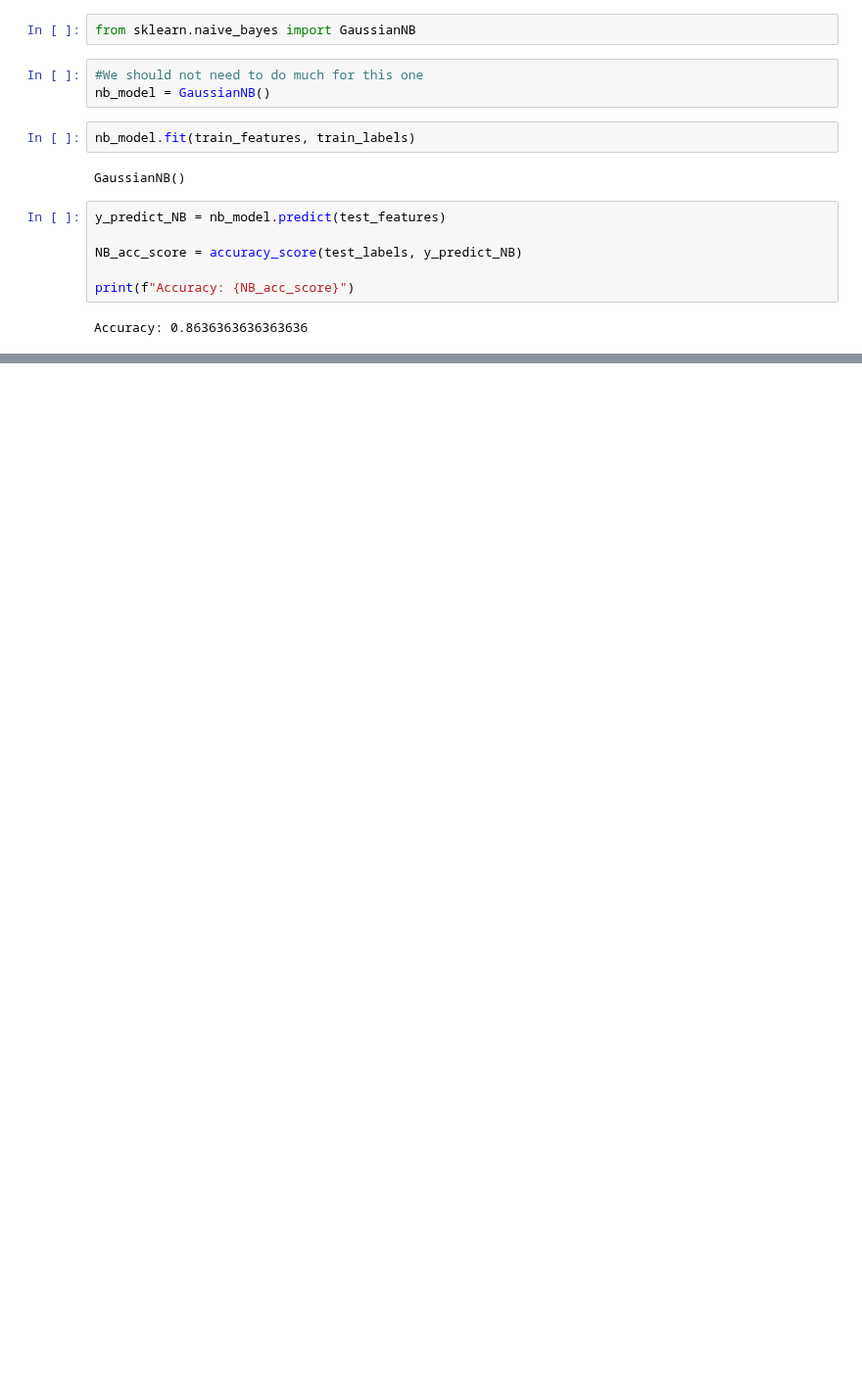
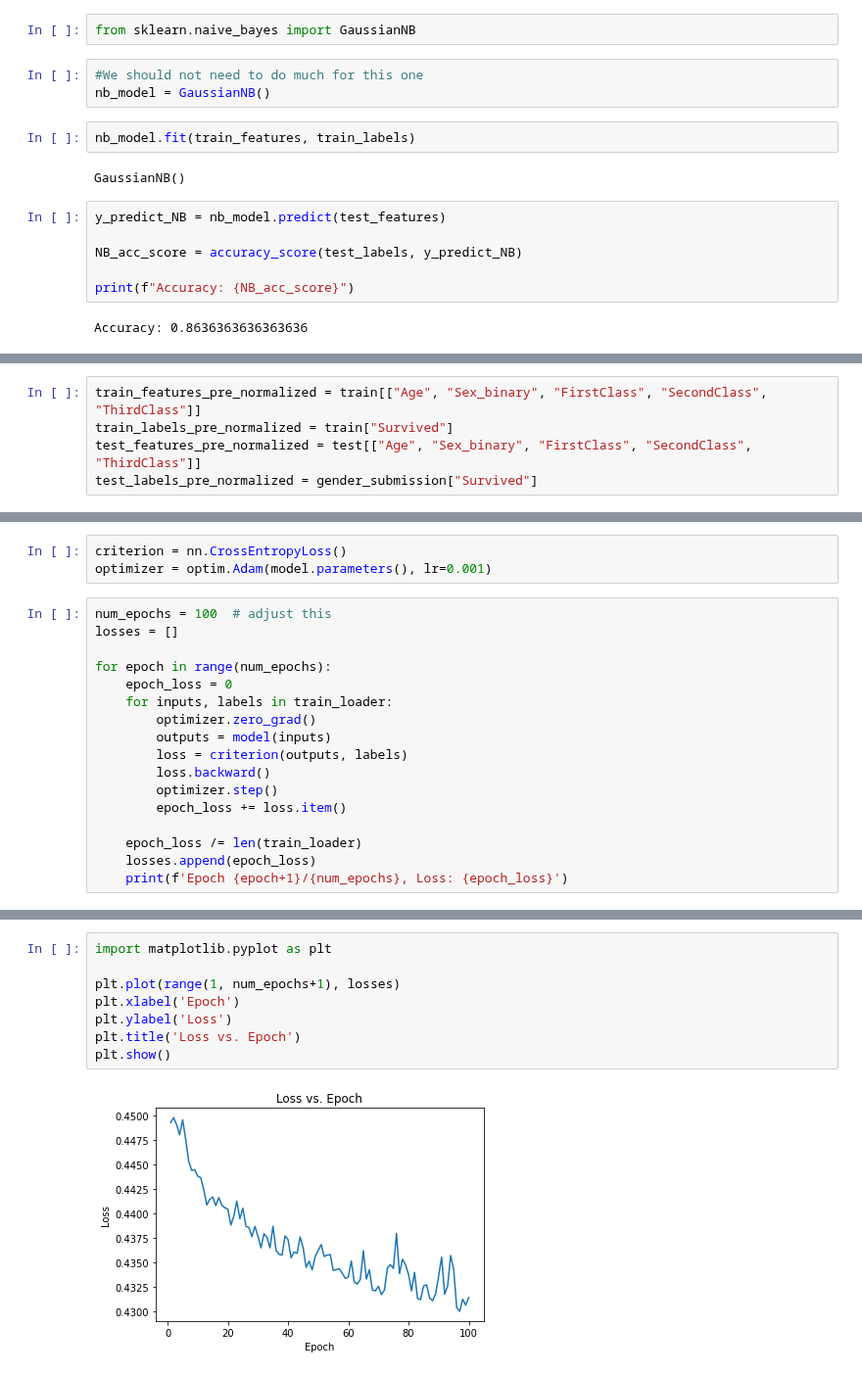
Before and after one commit to DomenickD/DataScience-IEX-USF, a Jupyter notebook: Titanic/titanic.ipynb, the cells around one changed output, grey strips where cells are left out. Shown at 98% size. Cells and saved outputs as stored; diff of their text form; blank space fills up the shorter version.

```diff
--- a/Titanic/titanic.ipynb
+++ b/Titanic/titanic.ipynb
@@ -367,0 +402,5 @@ Accuracy: 0.8636363636363636
+# %%
+train_features_pre_normalized = train[["Age", "Sex_binary", "FirstClass", "SecondClass", "ThirdClass"]]
+train_labels_pre_normalized = train["Survived"]
+test_features_pre_normalized = test[["Age", "Sex_binary", "FirstClass", "SecondClass", "ThirdClass"]]
+test_labels_pre_normalized = gender_submission["Survived"]
@@ -367,0 +453,20 @@ Accuracy: 0.8636363636363636
+# %%
+criterion = nn.CrossEntropyLoss()
+optimizer = optim.Adam(model.parameters(), lr=0.001)
+# %%
+num_epochs = 100  # adjust this
+losses = []
+
+for epoch in range(num_epochs):
+    epoch_loss = 0
+    for inputs, labels in train_loader:
+        optimizer.zero_grad()
+        outputs = model(inputs)
+        loss = criterion(outputs, labels)
+        loss.backward()
+        optimizer.step()
+        epoch_loss += loss.item()
+
+    epoch_loss /= len(train_loader)
+    losses.append(epoch_loss)
+    print(f'Epoch {epoch+1}/{num_epochs}, Loss: {epoch_loss}')
@@ -367,0 +491,10 @@ Accuracy: 0.8636363636363636
+# %%
+import matplotlib.pyplot as plt
+
+plt.plot(range(1, num_epochs+1), losses)
+plt.xlabel('Epoch')
+plt.ylabel('Loss')
+plt.title('Loss vs. Epoch')
+plt.show()
+# %% [output]
+[figure, added]
```
Also changed, not shown: parts of 12 cells of this notebook.
